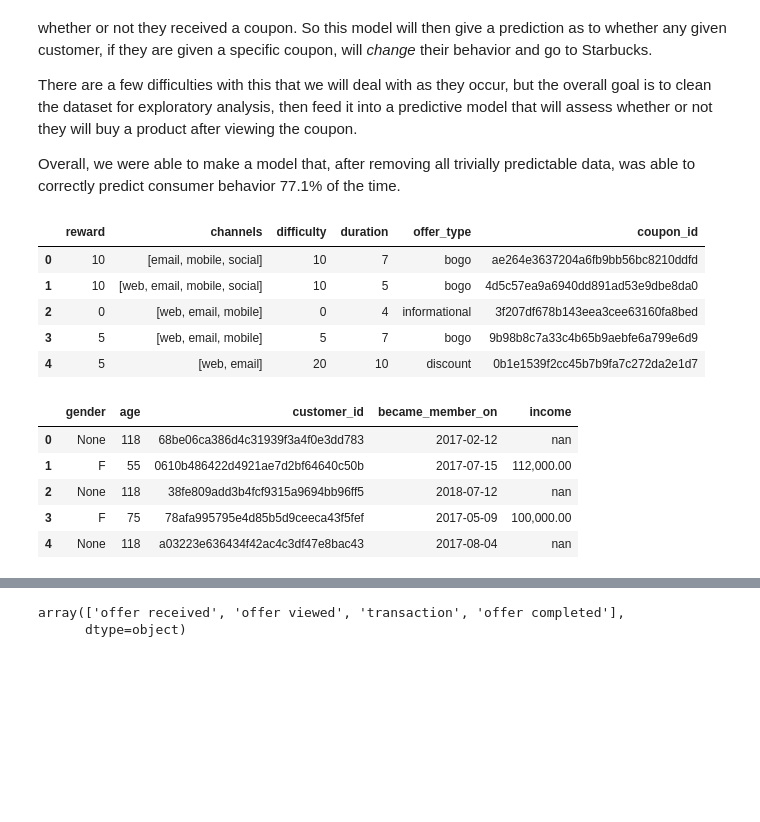
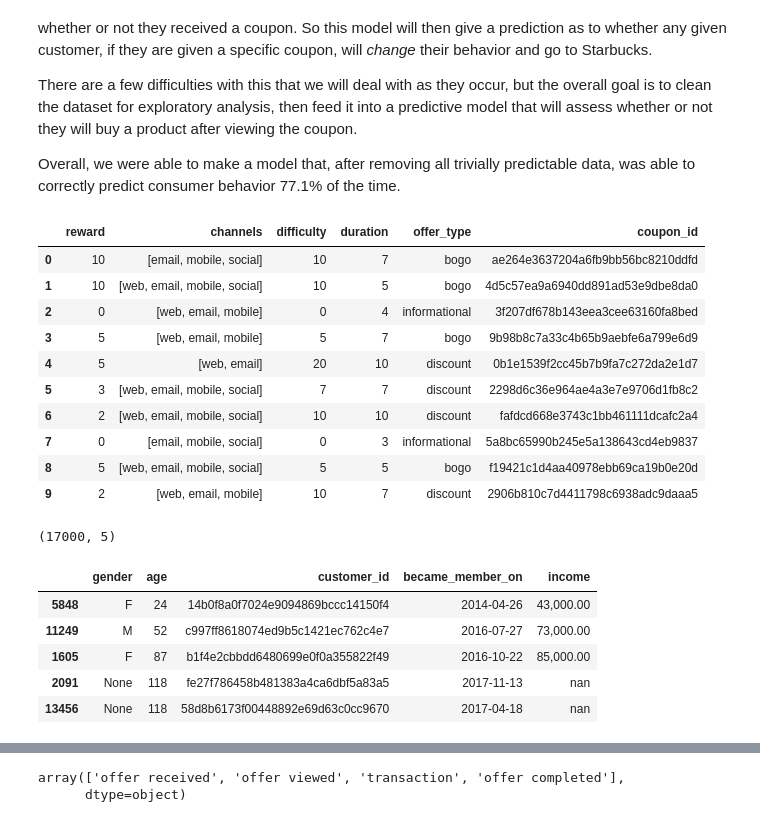
Before and after one commit to charlesfry/DataScience, a Jupyter notebook: .ipython/UdacityCapstone/Starbucks_model.ipynb, the cells around one changed output, grey strips where cells are left out. Saved outputs shown, nothing was run; the diff lists cells and outputs as text; code cells hidden in the pictures; blank space fills up the shorter version.

```diff
--- a/.ipython/UdacityCapstone/Starbucks_model.ipynb
+++ b/.ipython/UdacityCapstone/Starbucks_model.ipynb
@@ -32,24 +32,31 @@ transcript = pd.read_json('data/transcript.json', orient='records', lines=True)
 # %%
 # multiple dataframes have an 'id' column, each one means something different
 # clarify the id variables
 portfolio.rename(columns={'id':'coupon_id'},inplace=True)
-portfolio.head()
+portfolio.head(10)
 # %% [output]
 |  | reward | channels | difficulty | duration | offer_type | coupon_id |
 | 0 | 10 | [email, mobile, social] | 10 | 7 | bogo | ae264e3637204a6fb9bb56bc8210ddfd |
 | 1 | 10 | [web, email, mobile, social] | 10 | 5 | bogo | 4d5c57ea9a6940dd891ad53e9dbe8da0 |
 | 2 | 0 | [web, email, mobile] | 0 | 4 | informational | 3f207df678b143eea3cee63160fa8bed |
 | 3 | 5 | [web, email, mobile] | 5 | 7 | bogo | 9b98b8c7a33c4b65b9aebfe6a799e6d9 |
 | 4 | 5 | [web, email] | 20 | 10 | discount | 0b1e1539f2cc45b7b9fa7c272da2e1d7 |
+| 5 | 3 | [web, email, mobile, social] | 7 | 7 | discount | 2298d6c36e964ae4a3e7e9706d1fb8c2 |
+| 6 | 2 | [web, email, mobile, social] | 10 | 10 | discount | fafdcd668e3743c1bb461111dcafc2a4 |
+| 7 | 0 | [email, mobile, social] | 0 | 3 | informational | 5a8bc65990b245e5a138643cd4eb9837 |
+| 8 | 5 | [web, email, mobile, social] | 5 | 5 | bogo | f19421c1d4aa40978ebb69ca19b0e20d |
+| 9 | 2 | [web, email, mobile] | 10 | 7 | discount | 2906b810c7d4411798c6938adc9daaa5 |
 # %%
 profile.rename(columns={'id':'customer_id'},inplace=True)
 profile.became_member_on = pd.to_datetime(profile.became_member_on,format='%Y%m%d')
-profile.head()
+print(profile.shape)
+profile.sample(frac=1).head()
 # %% [output]
+(17000, 5)
 |  | gender | age | customer_id | became_member_on | income |
-| 0 | None | 118 | 68be06ca386d4c31939f3a4f0e3dd783 | 2017-02-12 | nan |
-| 1 | F | 55 | 0610b486422d4921ae7d2bf64640c50b | 2017-07-15 | 112,000.00 |
-| 2 | None | 118 | 38fe809add3b4fcf9315a9694bb96ff5 | 2018-07-12 | nan |
-| 3 | F | 75 | 78afa995795e4d85b5d9ceeca43f5fef | 2017-05-09 | 100,000.00 |
-| 4 | None | 118 | a03223e636434f42ac4c3df47e8bac43 | 2017-08-04 | nan |
+| 5848 | F | 24 | 14b0f8a0f7024e9094869bccc14150f4 | 2014-04-26 | 43,000.00 |
+| 11249 | M | 52 | c997ff8618074ed9b5c1421ec762c4e7 | 2016-07-27 | 73,000.00 |
+| 1605 | F | 87 | b1f4e2cbbdd6480699e0f0a355822f49 | 2016-10-22 | 85,000.00 |
+| 2091 | None | 118 | fe27f786458b481383a4ca6dbf5a83a5 | 2017-11-13 | nan |
+| 13456 | None | 118 | 58d8b6173f00448892e69d63c0cc9670 | 2017-04-18 | nan |
 # %%
```
Also changed, not shown: parts of 10 cells of this notebook.
